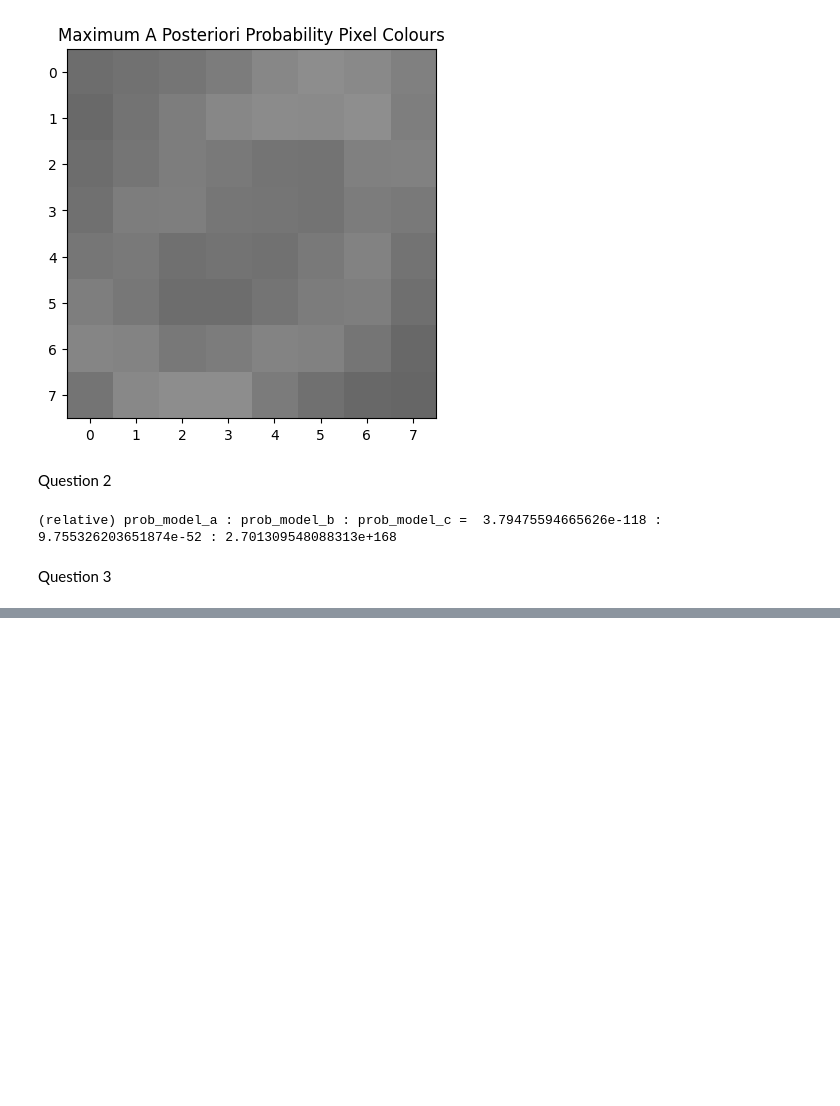
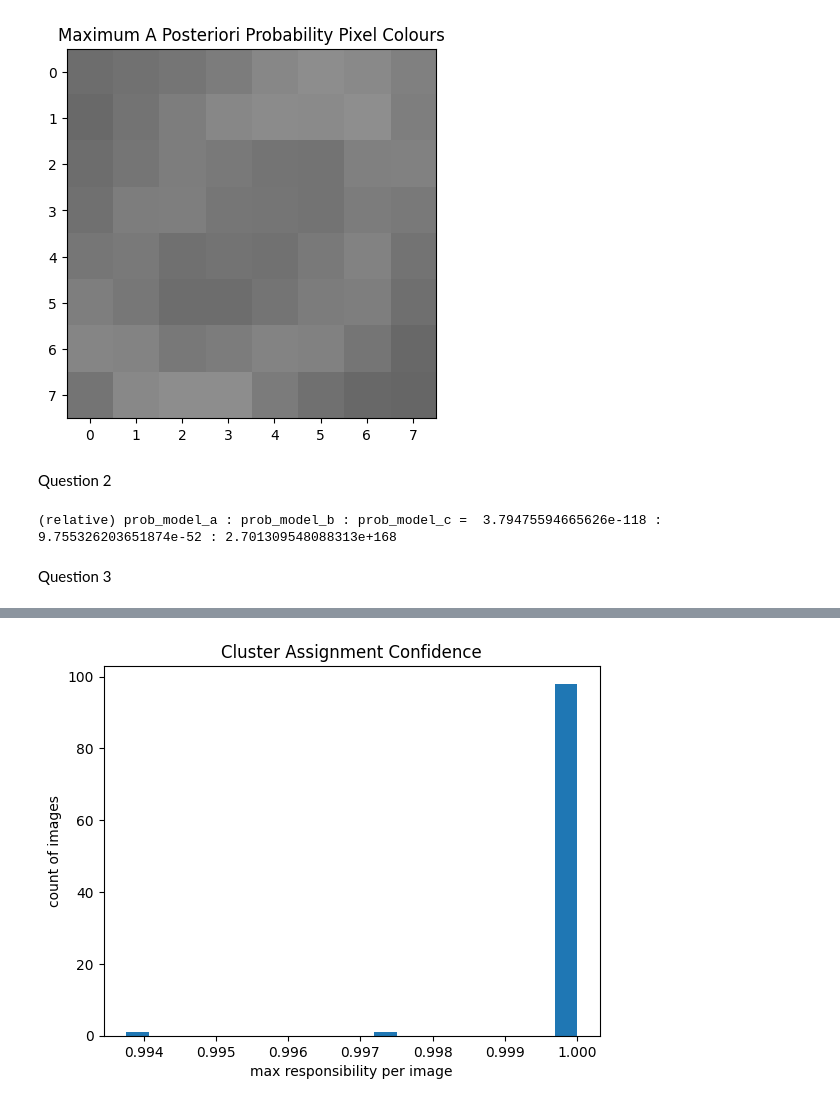
Before and after one commit to shr1ram/msc_csml, a Jupyter notebook: Probabilistic_and_Unsupervised_Learning/solutions.ipynb, the cells around one changed output, grey strips where cells are left out. Cells and saved outputs as stored; diff of their text form; code cells hidden in the pictures; blank space fills up the shorter version.

```diff
--- a/Probabilistic_and_Unsupervised_Learning/solutions.ipynb
+++ b/Probabilistic_and_Unsupervised_Learning/solutions.ipynb
@@ -185,0 +276,9 @@ Mixture weights: [nan nan]
+# %%
+conf = r.max(axis=1)
+plt.hist(conf, bins=20)
+plt.xlabel("max responsibility per image")
+plt.ylabel("count of images")
+plt.title("Cluster Assignment Confidence")
+plt.show()
+# %% [output]
+[figure, added]
```
Also changed, not shown: parts of 8 cells of this notebook.
